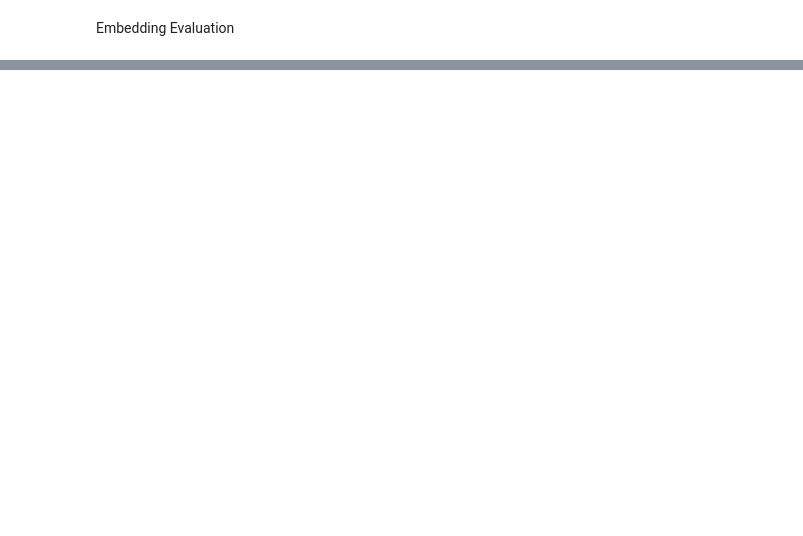
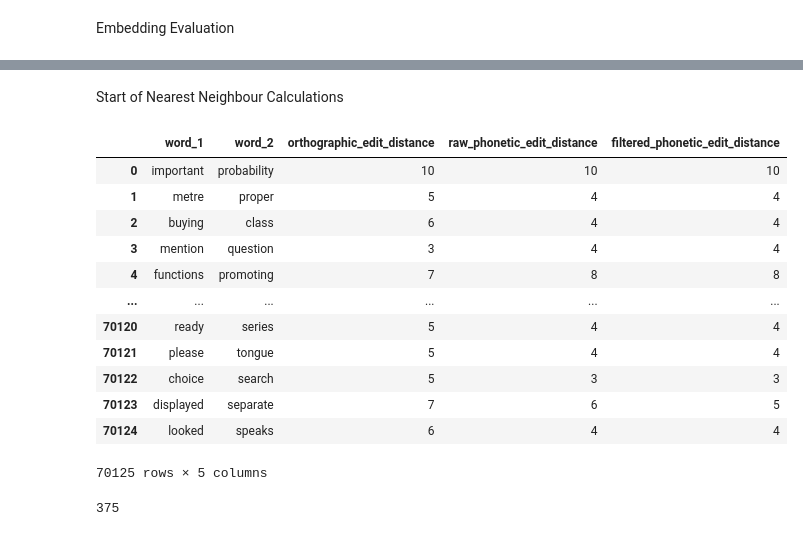
Before and after one commit to jayeshmahapatra/acoustic_word_embeddings, a Jupyter notebook: Embedding Evaluations.ipynb, the cells around one changed output, grey strips where cells are left out. Drawn from its saved outputs; the diff is of its cells as text; code cells hidden in the pictures; blank space fills up the shorter version.

Commit message:
Added nearest neighbour calculation

```diff
--- a/Embedding Evaluations.ipynb
+++ b/Embedding Evaluations.ipynb
@@ -295,0 +263,26 @@ Text(0, 0.5, 'average euclidean distance')
+# %% [markdown]
+Start of Nearest Neighbour Calculations
+# %%
+homophones = pd.read_csv('Data/wordpairs_test.txt')
+# %%
+homophones
+# %% [output]
+|  | word_1 | word_2 | orthographic_edit_distance | raw_phonetic_edit_distance | filtered_phonetic_edit_distance |
+| 0 | important | probability | 10 | 10 | 10 |
+| 1 | metre | proper | 5 | 4 | 4 |
+| 2 | buying | class | 6 | 4 | 4 |
+| 3 | mention | question | 3 | 4 | 4 |
+| 4 | functions | promoting | 7 | 8 | 8 |
+| ... | ... | ... | ... | ... | ... |
+| 70120 | ready | series | 5 | 4 | 4 |
+| 70121 | please | tongue | 5 | 4 | 4 |
+| 70122 | choice | search | 5 | 3 | 3 |
+| 70123 | displayed | separate | 7 | 6 | 5 |
+| 70124 | looked | speaks | 6 | 4 | 4 |
+70125 rows × 5 columns
+# %%
+#Get list of words
+words = set(homophones["word_1"].to_list()).union(set(homophones["word_2"].to_list()))
+print(len(words))
+# %% [output]
+375
```
Also changed, not shown: parts of 38 cells of this notebook, 3 other files.
